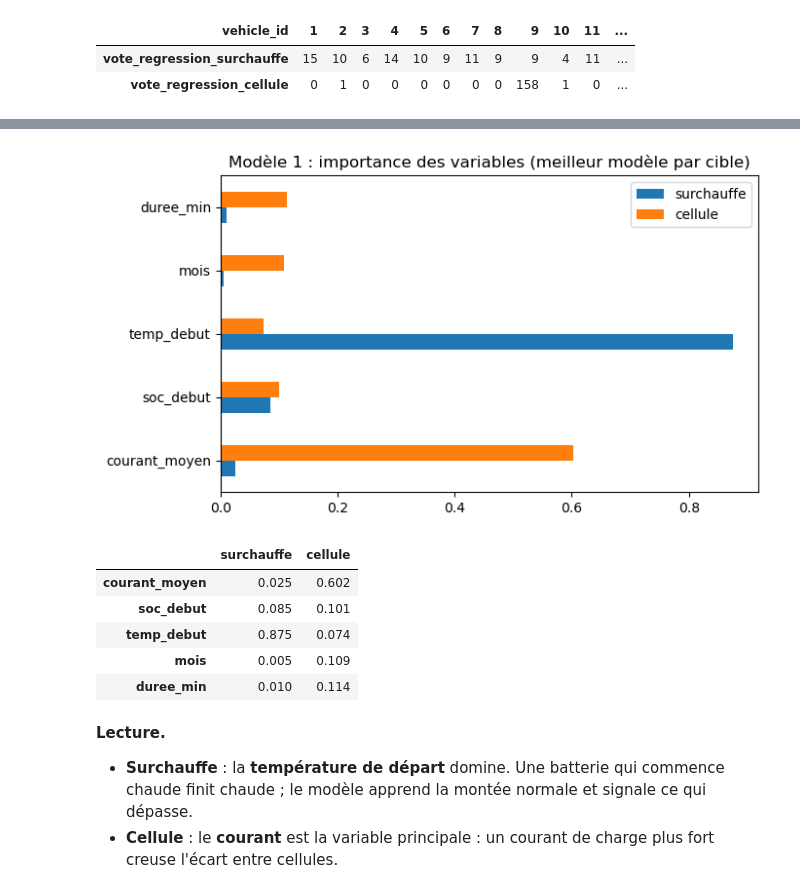
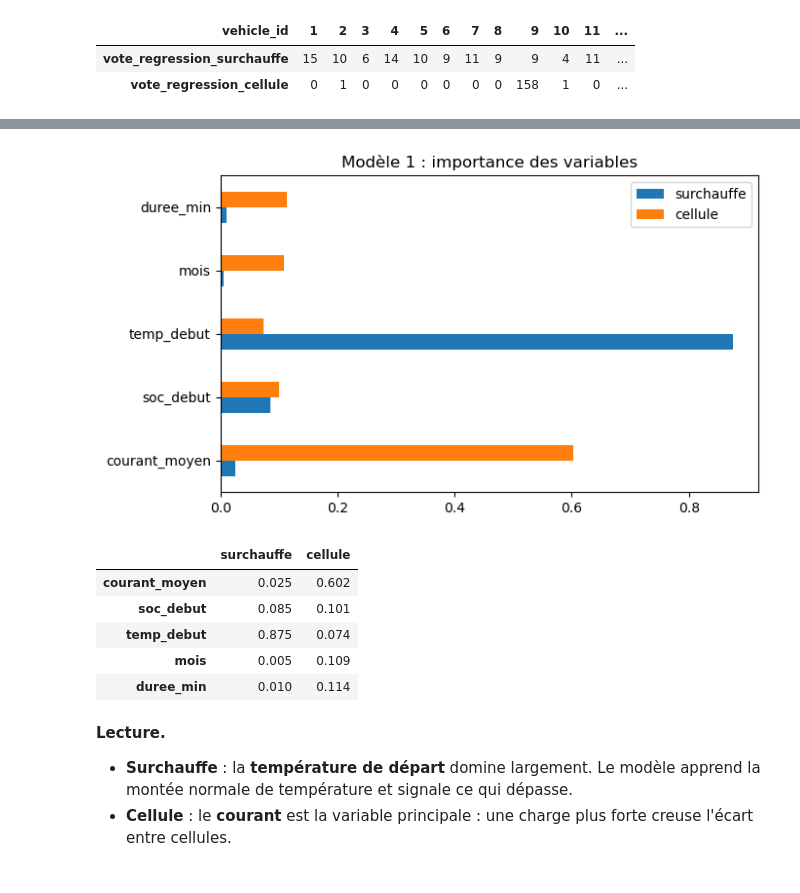
Before and after one commit to AMij0101982872/DETECTION-ANOMALIE-BATTERIE, a Jupyter notebook: notebooks/03_modele1_regression.ipynb, the cells around one changed output, grey strips where cells are left out. Saved outputs shown, nothing was run; the diff lists cells and outputs as text; code cells hidden in the pictures.

Commit message:
Notebook modèle 1 : version détaillée étape par étape (76 cellules)
Co-Authored-By: Claude Opus 5.5 <noreply@anthropic.com>

```diff
--- a/notebooks/03_modele1_regression.ipynb
+++ b/notebooks/03_modele1_regression.ipynb
@@ -203,0 +182,7 @@ vote_regression_cellule      train 0.73% | test 0.39%
+# %%
+est_test = sessions["vehicle_id"].isin(TEST_VEHICLES)
+train = sessions[~est_test]
+test = sessions[est_test]
+
+print(f"Train : {len(train):,} sessions — véhicules {sorted(train.vehicle_id.unique())}")
+print(f"Test  : {len(test):,} sessions — véhicules {sorted(test.vehicle_id.unique())}")
@@ -203,0 +469,10 @@ vote_regression_cellule      train 0.73% | test 0.39%
+# %%
+PERCENTILE_VOTE = 99
+seuils = {}
+residus_train = {}
+for anomalie, cible in CIBLES.items():
+    residus_train[anomalie] = train[cible] - oof[(cible, meilleurs[cible])]
+    seuils[anomalie] = float(np.percentile(residus_train[anomalie], PERCENTILE_VOTE))
+
+print(f"Surchauffe : vote si temp_max dépasse le prévu de plus de {seuils['surchauffe']:.2f} °C")
+print(f"Cellule    : vote si ecart_v_max dépasse le prévu de plus de {seuils['cellule'] * 1000:.1f} mV")
@@ -203,0 +484,11 @@ vote_regression_cellule      train 0.73% | test 0.39%
+# %%
+fig, axes = plt.subplots(1, 2, figsize=(11, 3.5))
+for ax, (anomalie, cible) in zip(axes, CIBLES.items()):
+    ax.hist(residus_train[anomalie], bins=100)
+    ax.axvline(seuils[anomalie], color="r", linestyle="--", label=f"seuil p{PERCENTILE_VOTE}")
+    ax.set_yscale("log")
+    ax.set_title(f"Résidus {cible} (réel − prévu)")
+    ax.legend()
+plt.tight_layout()
+plt.savefig(FIGURES_DIR / "regression_residus.png", dpi=120)
+plt.show()
@@ -203,0 +507,11 @@ vote_regression_cellule      train 0.73% | test 0.39%
+# %%
+votes = sessions[["vehicle_id", "session_id"]].copy()
+
+for anomalie, cible in CIBLES.items():
+    meilleur_modele = modeles[(cible, meilleurs[cible])]
+    votes[f"{cible}_prevu"] = meilleur_modele.predict(sessions[FEATURES])
+    votes[f"residu_{cible}"] = sessions[cible].to_numpy() - votes[f"{cible}_prevu"]
+    votes[f"vote_regression_{anomalie}"] = (votes[f"residu_{cible}"] > seuils[anomalie]).astype(int)
+
+votes["vote_regression"] = votes[["vote_regression_surchauffe", "vote_regression_cellule"]].max(axis=1)
+votes.head()
@@ -243,13 +606,15 @@ exemples[["vehicle_id", "debut", "courant_moyen", "temp_debut", "temp_max", "tem
 # %%
-importance = pd.DataFrame({a: m.feature_importances_ for a, m in modeles.items()}, index=FEATURES)
+importance = pd.DataFrame(
+    {anomalie: modeles[(cible, meilleurs[cible])].feature_importances_ for anomalie, cible in CIBLES.items()},
+    index=FEATURES)
 ax = importance.plot.barh(figsize=(7, 4))
-ax.set_title("Modèle 1 : importance des variables (meilleur modèle par cible)")
+ax.set_title("Modèle 1 : importance des variables")
 plt.tight_layout()
 plt.savefig(FIGURES_DIR / "regression_importance.png", dpi=120)
 plt.show()
 importance.round(3)
 # %% [output]
-[figure, old version]
+[figure, new version]
 |  | surchauffe | cellule |
 | courant_moyen | 0.025 | 0.602 |
 | soc_debut | 0.085 | 0.101 |
@@ -258,5 +623,5 @@ importance.round(3)
 | duree_min | 0.010 | 0.114 |
 # %% [markdown]
 **Lecture.**
-- **Surchauffe** : la **température de départ** domine. Une batterie qui commence chaude finit chaude ; le modèle apprend la montée normale et signale ce qui dépasse.
-- **Cellule** : le **courant** est la variable principale : un courant de charge plus fort creuse l'écart entre cellules.
+- **Surchauffe** : la **température de départ** domine largement. Le modèle apprend la montée normale de température et signale ce qui dépasse.
+- **Cellule** : le **courant** est la variable principale : une charge plus forte creuse l'écart entre cellules.
```
Also changed, not shown: parts of 92 cells of this notebook, 2 other files.
